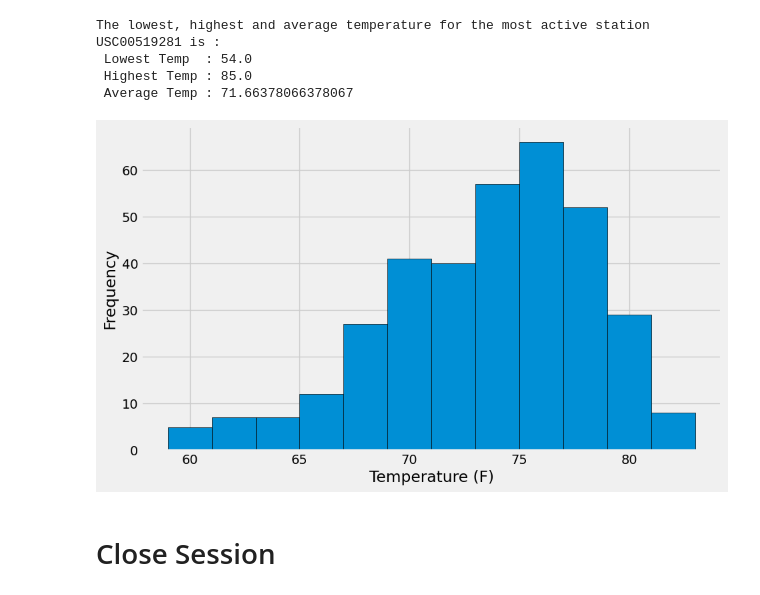
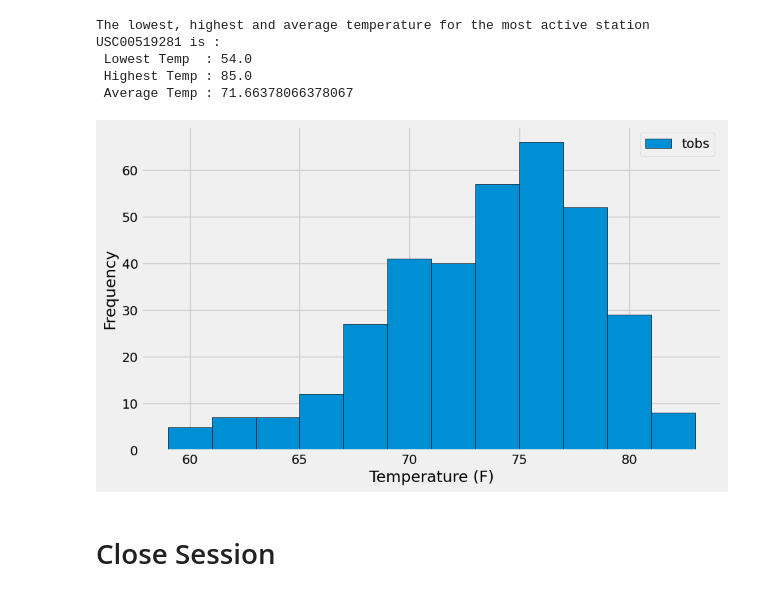
Before and after one commit to Data-Miner99/sqlalchemy-challenge, a Jupyter notebook: SurfsUp/climate_starter.ipynb, the cells around one changed output. Saved outputs shown, nothing was run; the diff lists cells and outputs as text; code cells hidden in the pictures.

```diff
--- a/SurfsUp/climate_starter.ipynb
+++ b/SurfsUp/climate_starter.ipynb
@@ -153,17 +153,18 @@ The lowest, highest and average temperature for the most active station USC00519
 # %%
 # Using the most active station id
 # Query the last 12 months of temperature observation data for this station and plot the results as a histogram
 temperature_data = session.query(Measurement.date, Measurement.tobs).filter(Measurement.station == most_active_station).filter(Measurement.date >= last_year).order_by(Measurement.date).all()
 
-temperature_df = pd.DataFrame(temperature_data, columns=['date', 'tobs'])
+temperature_df = pd.DataFrame(temperature_data, columns=["date", "tobs"])
 
 plt.figure(figsize=(10, 6))
-plt.hist(temperature_df['tobs'], bins=12, edgecolor='black')
+plt.hist(temperature_df["tobs"], bins=12, edgecolor="black", label="tobs")
 plt.xlabel("Temperature (F)")
 plt.ylabel("Frequency")
+plt.legend()
 plt.show()
 # %% [output]
-[figure, old version]
+[figure, new version]
 # %% [markdown]
 # Close Session
 # %%
```
Also changed, not shown: parts of 2 cells of this notebook.
